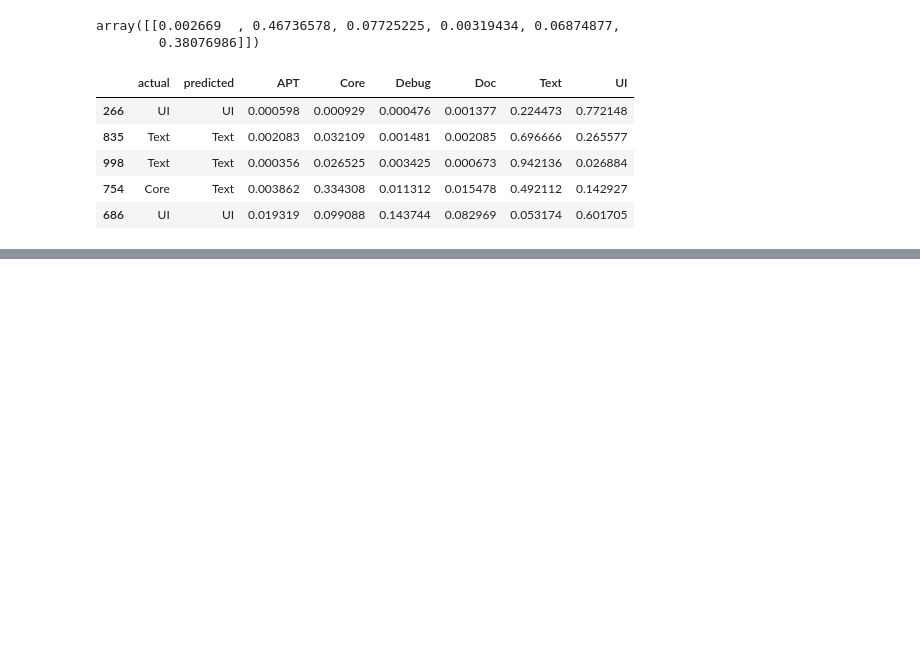
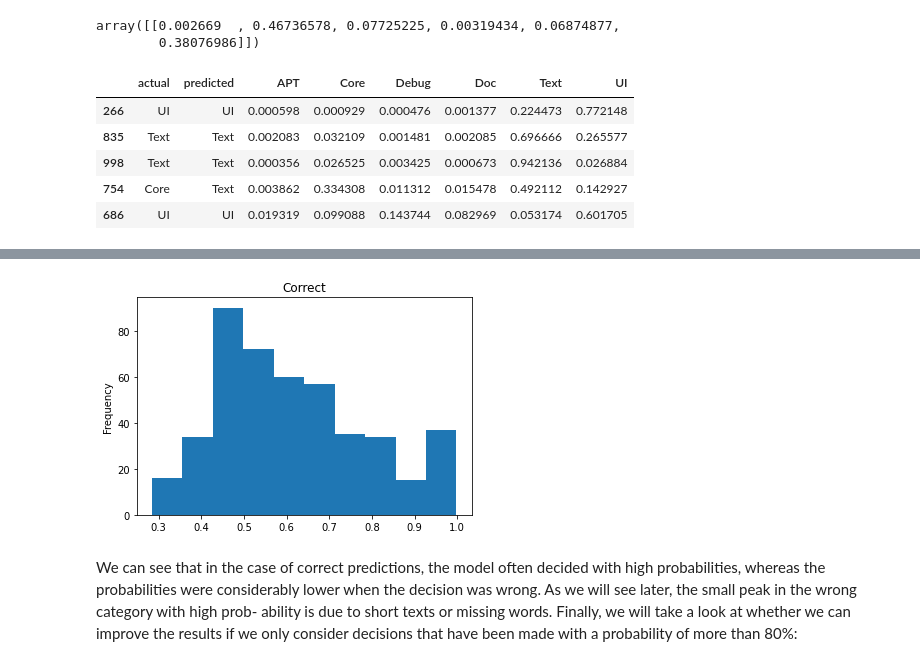
Before and after one commit to lkarjun/Text-Analysis-Workouts, a Jupyter notebook: 7. How to Explain Text Classifier/notebook.ipynb, the cells around one changed output, grey strips where cells are left out. Cells and saved outputs as stored; diff of their text form; code cells hidden in the pictures; blank space fills up the shorter version.

```diff
--- a/7. How to Explain Text Classifier/notebook.ipynb
+++ b/7. How to Explain Text Classifier/notebook.ipynb
@@ -117,0 +127,11 @@ er[["actual", "predicted"] + class_names].sample(5, random_state=99)
+# %%
+wrong['max_probability'].plot.hist(title = 'Correct');
+# %% [output]
+[figure, added]
+# %% [markdown]
+We can see that in the case of correct predictions, the model often decided with high
+probabilities, whereas the probabilities were considerably lower when the decision
+was wrong. As we will see later, the small peak in the wrong category with high prob‐
+ability is due to short texts or missing words.
+Finally, we will take a look at whether we can improve the results if we only consider
+decisions that have been made with a probability of more than 80%:
```
Also changed, not shown: parts of 27 cells of this notebook.
